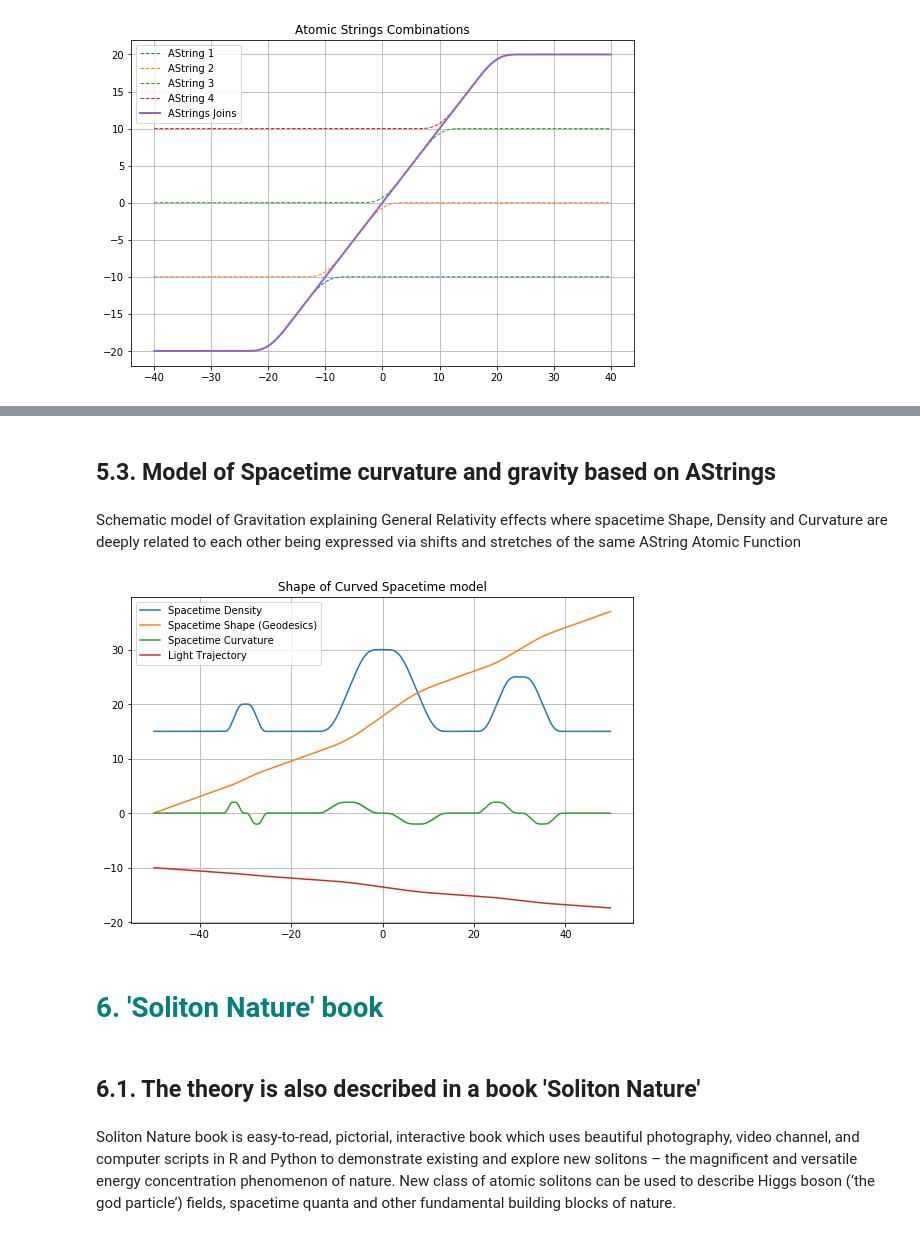
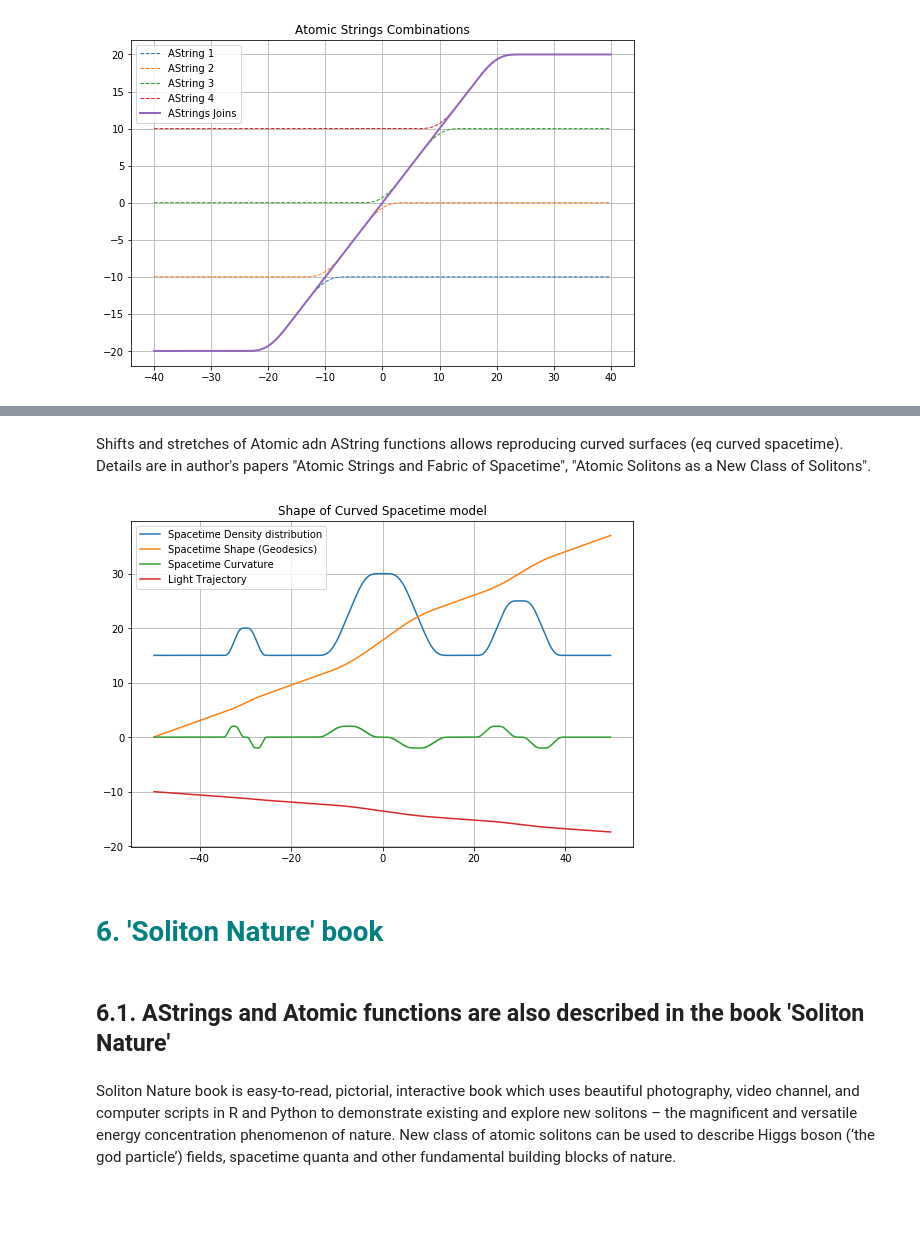
Before and after one commit to SolitonScientific/AtomicString, a Jupyter notebook: AFAString.ipynb, the cells around one changed output, grey strips where cells are left out. Drawn from its saved outputs; the diff is of its cells as text; code cells hidden in the pictures; blank space fills up the shorter version.

```diff
--- a/AFAString.ipynb
+++ b/AFAString.ipynb
@@ -345,34 +321,32 @@ pl.show()
-# %% [markdown]
-## 5.3. Model of Spacetime curvature and gravity based on AStrings
-# %% [markdown]
-Schematic model of Gravitation explaining General Relativity effects where spacetime Shape, Density and Curvature are deeply related to each other being expressed via shifts and stretches of the same AString Atomic Function
+# %% [markdown]
+Shifts and stretches of Atomic adn AString functions allows reproducing curved surfaces (eq curved spacetime).  Details are in author's papers "Atomic Strings and Fabric of Spacetime", "Atomic Solitons as a New Class of Solitons".
 # %%
 x = np.arange(-50.0, 50.0, 0.1)
 dx = x[1] - x[0]
 
 CS6 = Sum(up(x, 5, -30, 5, 5), up(x, 15, 0, 15, 5))
 CS6 = Sum(CS6, up(x, 10, +30, 10, 5))
-pl.plot(x, CS6,  label='Spacetime Density')
+pl.plot(x, CS6,  label='Spacetime Density distribution')
 
 IntC6 = np.cumsum(CS6)*dx/50
 pl.plot(x, IntC6, label='Spacetime Shape (Geodesics)')
 
 DerC6 = np.gradient(CS6, dx)
 pl.plot(x, DerC6, label='Spacetime Curvature')
 
 LightTrajectory = -10 -IntC6/5
 pl.plot(x, LightTrajectory, label='Light Trajectory')
 
 pl.title('Shape of Curved Spacetime model')
 pl.legend(loc='best', numpoints=1)
 pl.grid(True)
 pl.show()
 # %% [output]
-[figure, old version]
+[figure, new version]
 # %% [markdown]
 # <font color=teal>6. 'Soliton Nature' book</font>
 # %% [markdown]
-## 6.1. The theory is also described in a book 'Soliton Nature'
+## 6.1. AStrings and Atomic functions are also described in the book 'Soliton Nature'
 # %% [markdown]
 Soliton Nature book is easy-to-read, pictorial, interactive book which uses beautiful photography, video channel, and computer scripts in R and Python to demonstrate existing and explore new solitons – the magnificent and versatile energy concentration phenomenon of nature.  New class of atomic solitons can be used to describe Higgs boson (‘the god particle’) fields, spacetime quanta and other fundamental building blocks of nature.
 # %%
```
Also changed, not shown: parts of 14 cells of this notebook, 4 other files.
